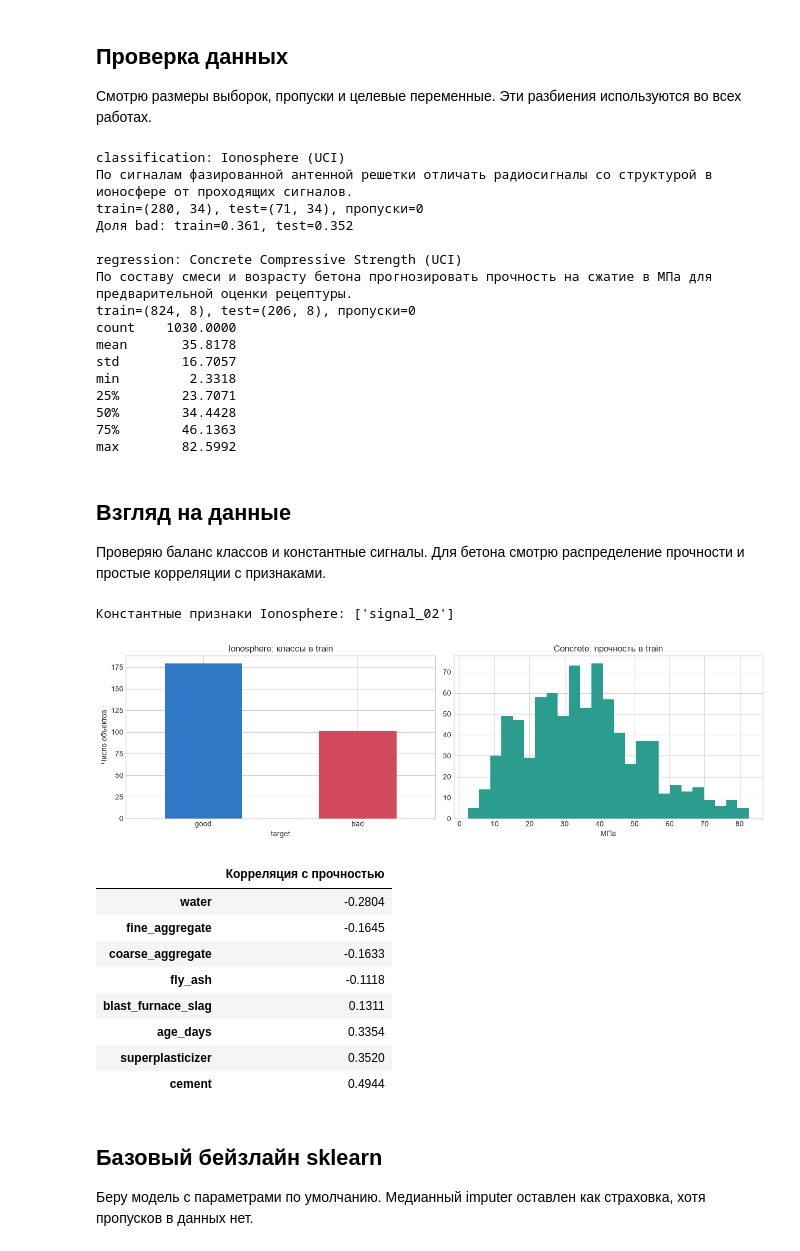
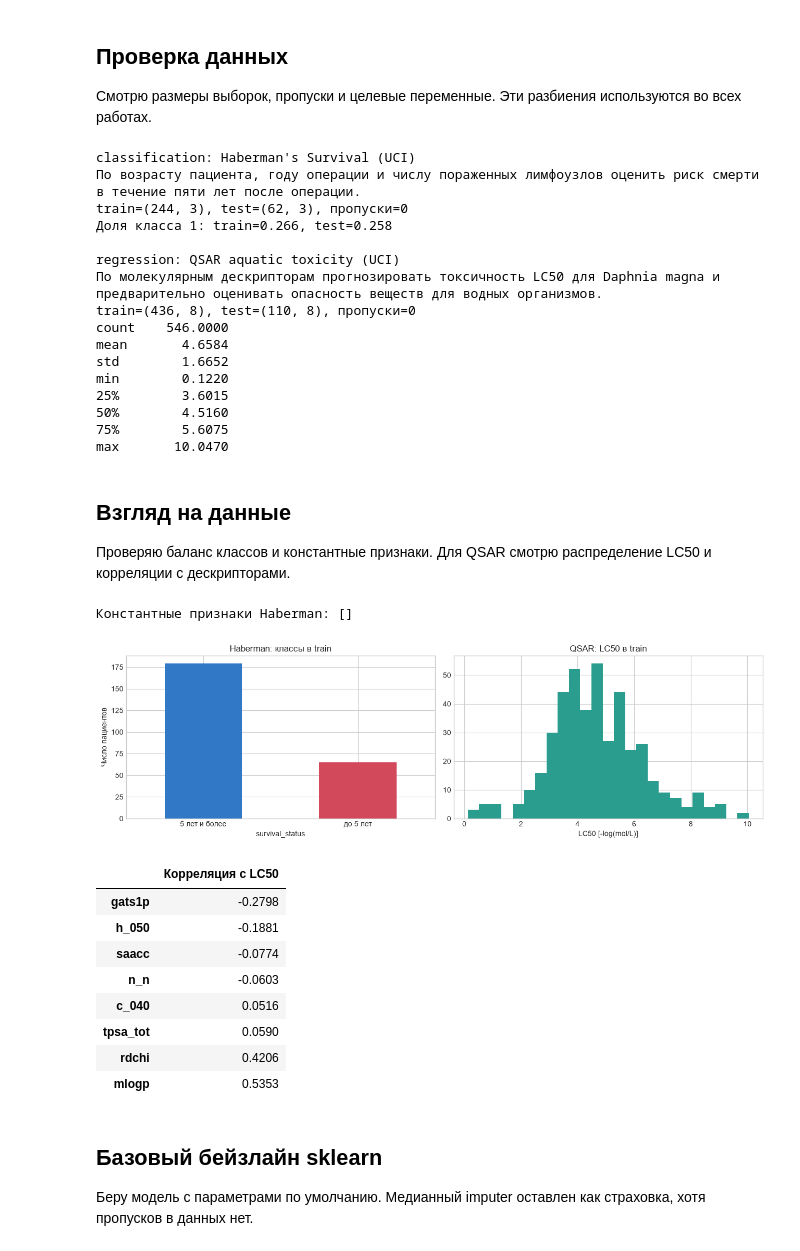
Before and after one commit to finlleyl/ml-labs-1-5, a Jupyter notebook: notebooks/lab01_knn.ipynb, the cells around one changed output. Cells and saved outputs as stored; diff of their text form; code cells hidden in the pictures.

```diff
--- a/notebooks/lab01_knn.ipynb
+++ b/notebooks/lab01_knn.ipynb
@@ -54,63 +54,63 @@ for task, experiment in experiments.items():
     print(data.practical_task)
     print(f"train={data.X_train.shape}, test={data.X_test.shape}, пропуски={int(data.X.isna().sum().sum())}")
     if task == "classification":
-        print(f"Доля bad: train={data.y_train.mean():.3f}, test={data.y_test.mean():.3f}")
+        print(f"Доля класса 1: train={data.y_train.mean():.3f}, test={data.y_test.mean():.3f}")
     else:
         print(data.y.describe().to_string())
     print()
 # %% [output]
-classification: Ionosphere (UCI)
-По сигналам фазированной антенной решетки отличать радиосигналы со структурой в ионосфере от проходящих сигналов.
-train=(280, 34), test=(71, 34), пропуски=0
-Доля bad: train=0.361, test=0.352
+classification: Haberman's Survival (UCI)
+По возрасту пациента, году операции и числу пораженных лимфоузлов оценить риск смерти в течение пяти лет после операции.
+train=(244, 3), test=(62, 3), пропуски=0
+Доля класса 1: train=0.266, test=0.258
 
-regression: Concrete Compressive Strength (UCI)
-По составу смеси и возрасту бетона прогнозировать прочность на сжатие в МПа для предварительной оценки рецептуры.
-train=(824, 8), test=(206, 8), пропуски=0
-count    1030.0000
-mean       35.8178
-std        16.7057
-min         2.3318
-25%        23.7071
-50%        34.4428
-75%        46.1363
-max        82.5992
+regression: QSAR aquatic toxicity (UCI)
+По молекулярным дескрипторам прогнозировать токсичность LC50 для Daphnia magna и предварительно оценивать опасность веществ для водных организмов.
+train=(436, 8), test=(110, 8), пропуски=0
+count    546.0000
+mean       4.6584
+std        1.6652
+min        0.1220
+25%        3.6015
+50%        4.5160
+75%        5.6075
+max       10.0470
 # %% [markdown]
 ## Взгляд на данные
 
-Проверяю баланс классов и константные сигналы. Для бетона смотрю распределение прочности и простые корреляции с признаками.
+Проверяю баланс классов и константные признаки. Для QSAR смотрю распределение LC50 и корреляции с дескрипторами.
 # %%
-# Строю распределения и считаю корреляции для бетона.
+# Строю распределения и считаю корреляции для QSAR.
 classification = experiments["classification"].data
 regression = experiments["regression"].data
 constant_features = classification.X_train.columns[classification.X_train.nunique() <= 1].tolist()
-print("Константные признаки Ionosphere:", constant_features)
+print("Константные признаки Haberman:", constant_features)
 
 fig, axes = plt.subplots(1, 2, figsize=(13, 4))
-classification.y_train.map({0: "good", 1: "bad"}).value_counts().plot(kind="bar", ax=axes[0], color=["#3178c6", "#d1495b"])
-axes[0].set_title("Ionosphere: классы в train")
-axes[0].set_ylabel("Число объектов")
+classification.y_train.map({0: "5 лет и более", 1: "до 5 лет"}).value_counts().plot(kind="bar", ax=axes[0], color=["#3178c6", "#d1495b"])
+axes[0].set_title("Haberman: классы в train")
+axes[0].set_ylabel("Число пациентов")
 axes[0].tick_params(axis="x", rotation=0)
 regression.y_train.hist(bins=25, ax=axes[1], color="#2a9d8f")
-axes[1].set_title("Concrete: прочность в train")
-axes[1].set_xlabel("МПа")
+axes[1].set_title("QSAR: LC50 в train")
+axes[1].set_xlabel("LC50 [-log(mol/L)]")
 plt.tight_layout()
 plt.show()
 
-corr = regression.X_train.assign(strength_mpa=regression.y_train).corr()["strength_mpa"].drop("strength_mpa").sort_values()
-display(corr.to_frame("Корреляция с прочностью"))
+corr = regression.X_train.assign(lc50=regression.y_train).corr()["lc50"].drop("lc50").sort_values()
+display(corr.to_frame("Корреляция с LC50"))
 # %% [output]
-Константные признаки Ionosphere: ['signal_02']
+Константные признаки Haberman: []
-[figure, old version]
+[figure, new version]
-|  | Корреляция с прочностью |
-| water | -0.2804 |
-| fine_aggregate | -0.1645 |
-| coarse_aggregate | -0.1633 |
-| fly_ash | -0.1118 |
-| blast_furnace_slag | 0.1311 |
-| age_days | 0.3354 |
-| superplasticizer | 0.3520 |
-| cement | 0.4944 |
+|  | Корреляция с LC50 |
+| gats1p | -0.2798 |
+| h_050 | -0.1881 |
+| saacc | -0.0774 |
+| n_n | -0.0603 |
+| c_040 | 0.0516 |
+| tpsa_tot | 0.0590 |
+| rdchi | 0.4206 |
+| mlogp | 0.5353 |
 # %% [markdown]
 ## Базовый бейзлайн sklearn
 
```
Also changed, not shown: parts of 7 cells of this notebook, 26 other files.
